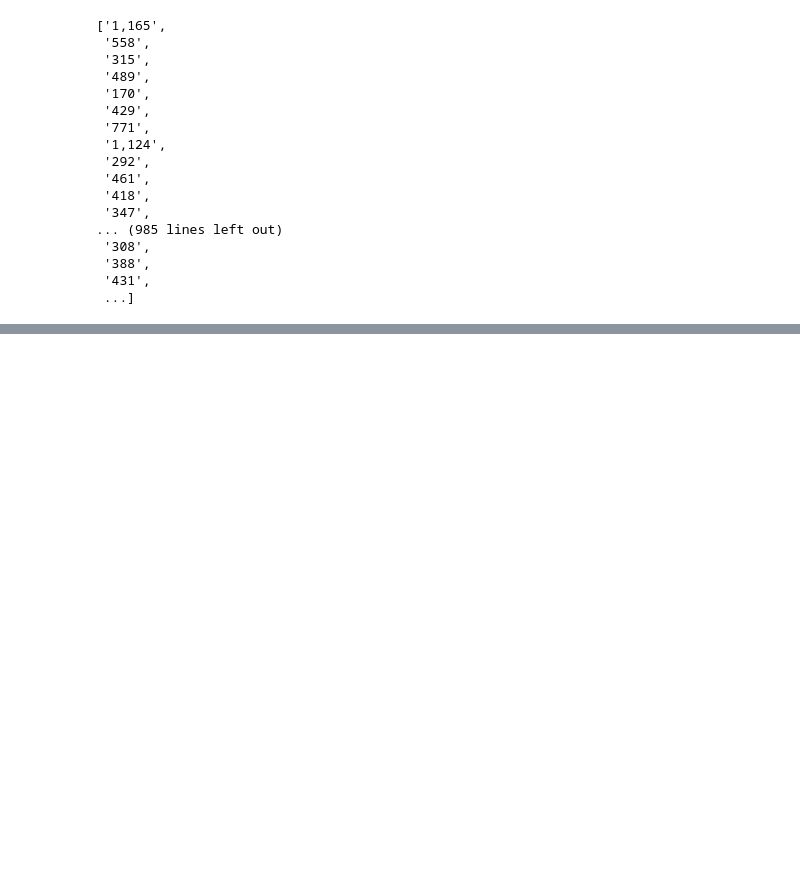
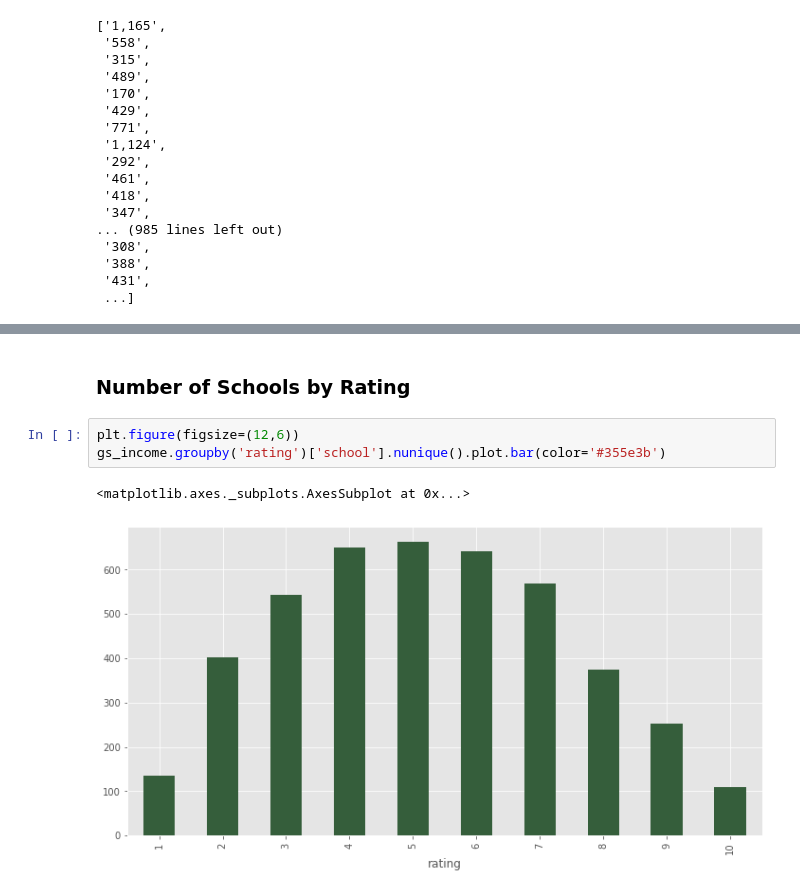
Before and after one commit to jordanrunge/greatschools_rating_analysis, a Jupyter notebook: playground.ipynb, the cells around one changed output, grey strips where cells are left out. Saved outputs shown, nothing was run; the diff lists cells and outputs as text; blank space fills up the shorter version.

```diff
--- a/playground.ipynb
+++ b/playground.ipynb
@@ -203,0 +170,8 @@ TypeError: no numeric data to plot
+# %% [markdown]
+### Number of Schools by Rating
+# %%
+plt.figure(figsize=(12,6))
+gs_income.groupby('rating')['school'].nunique().plot.bar(color='#355e3b')
+# %% [output]
+<matplotlib.axes._subplots.AxesSubplot at 0x...>
+[figure, added]
```
Also changed, not shown: parts of 56 cells of this notebook, 2 other files.
